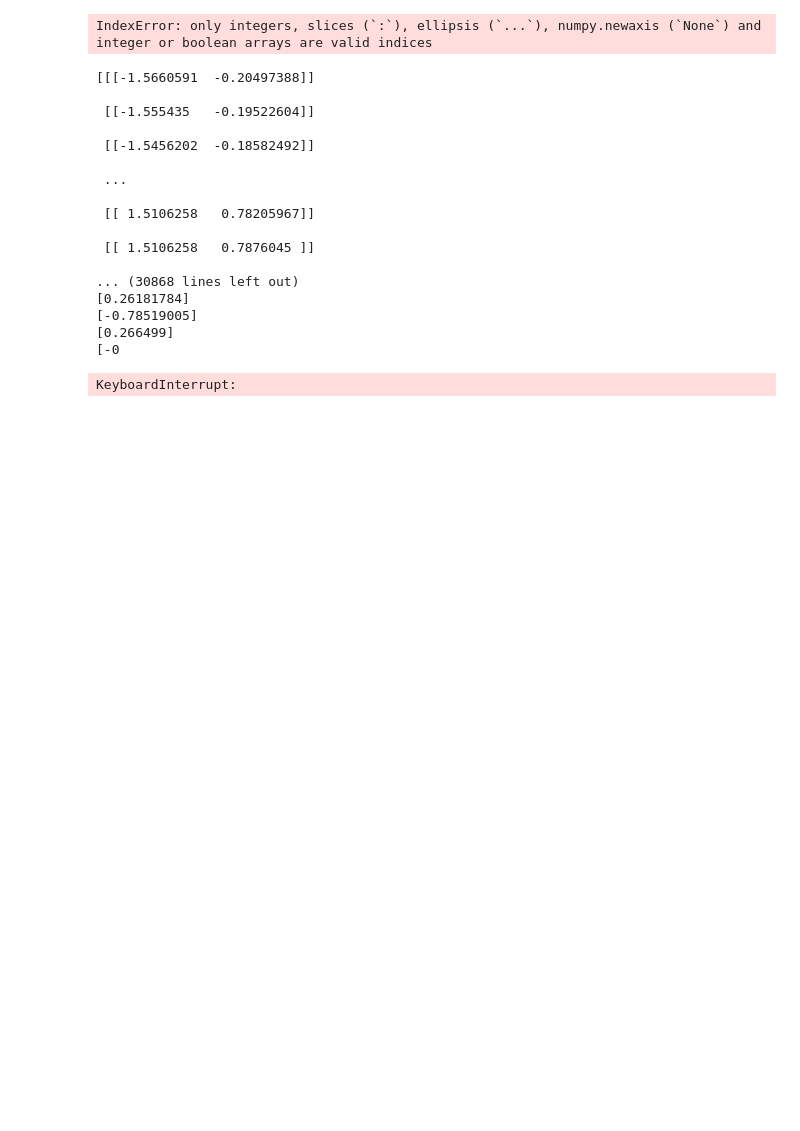
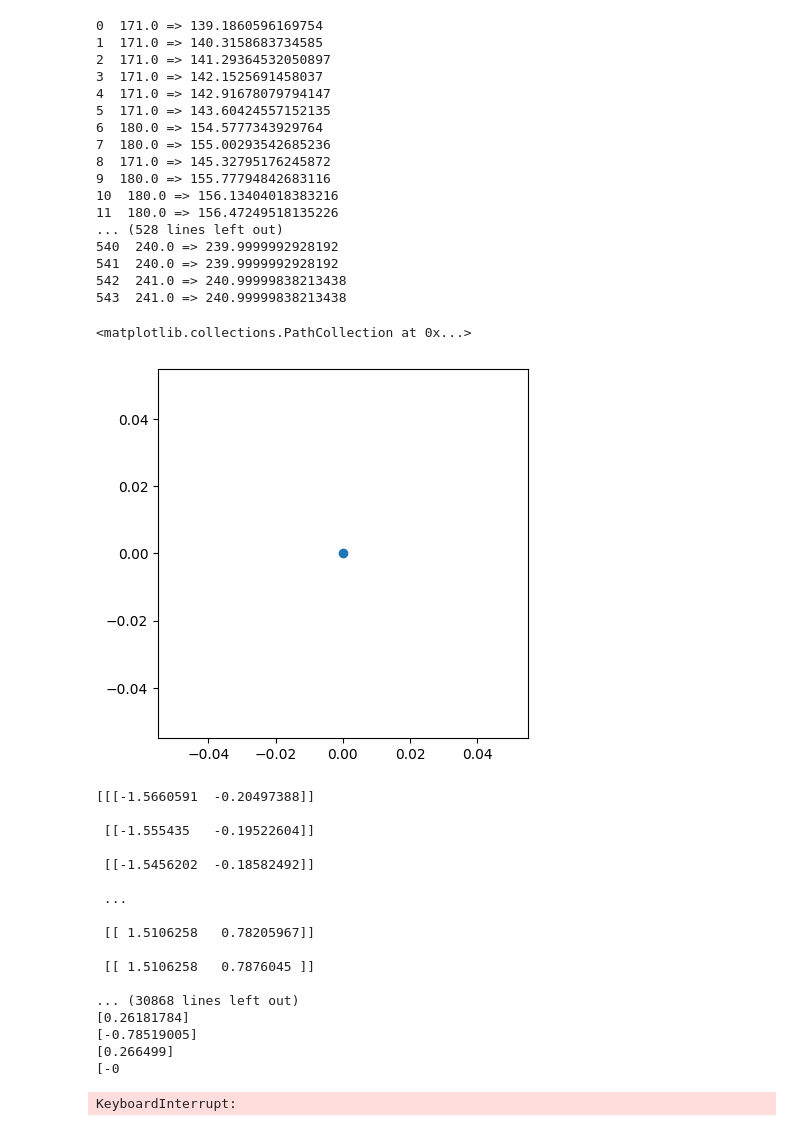
Before and after one commit to spsquared/SPARK_Future-Engineers_2023, a Jupyter notebook: Program/iamges.ipynb, the cells around one changed output. Saved outputs shown, nothing was run; the diff lists cells and outputs as text; code cells hidden in the pictures; blank space fills up the shorter version.

Commit message:
wall heights are very wrong

```diff
--- a/Program/iamges.ipynb
+++ b/Program/iamges.ipynb
@@ -174,39 +174,59 @@ D=numpy.array([[0.08869574884019396], [-0.06559255628891703], [0.074114203876743
 leftHeightRange = wallEnd - wallStartLeft + 1
 rightHeightRange = wallEnd - wallStartRight + 1
 leftPoints = []
 rightPoints = []
 for imgx in range(imageWidth):
     for height in range(0, leftHeightRange):
         leftPoints.append((imgx, wallStartLeft + height))
     for height in range(0, rightHeightRange):
         rightPoints.append((imgx, wallStartRight + height))
 leftPoints = numpy.apply_along_axis(lambda p: p[0], 1, numpy.apply_along_axis(lambda p: (p[X] * K[0][0] + K[0][2], p[Y] * K[1][1] + K[1][2]), 2, cv2.undistortPoints(numpy.array(leftPoints, dtype=numpy.float32), K, D)))
 rightPoints = numpy.apply_along_axis(lambda p: p[0], 1, numpy.apply_along_axis(lambda p: (p[X] * K[0][0] + K[0][2], p[Y] * K[1][1] + K[1][2]), 2, cv2.undistortPoints(numpy.array(rightPoints, dtype=numpy.float32), K, D)))
 
 heights = converter.getRawHeights(leftEdgesIn, rightEdgesIn)[0]
 for i in range(heights.size):
-    print(str(i) + '  ' + str(heights[i]) + ' => ' + str(leftPoints[i * leftHeightRange + heights[i]][Y] - undistortedWallStartLeft))
+    print(str(i) + '  ' + str(wallStartLeft + heights[i]) + ' => ' + str(leftPoints[i * leftHeightRange + int(heights[i])][Y]))
+    leftImg[round(leftPoints[i * leftHeightRange + int(heights[i])][Y])][int(i)] = (0, 0, 255)
+    # print(str(i) + '  ' + str(heights[i]) + ' => ' + str(leftPoints[i * leftHeightRange + int(heights[i])][Y] - undistortedWallStartLeft))
+
+cv2.imwrite('./iamges/wallPoints.png', leftImg)
 
 # print(converter.distanceTable[0][0][10])
 
-x = []
-y = []
+x = [0]
+y = [0]
 
 # print(converter.distanceTable[0])
 
 # for i in leftDistances:
     # print(i)
     # if i[2] < 200:
     #     x.append(i[0])
     #     y.append(i[1])
 # # pyplot.xlim(-50, 50)
 # # pyplot.ylim(-50, 50)
-x.append(0)
-y.append(0)
 pyplot.axes().set_aspect('equal')
 pyplot.scatter(x, y)
 # %% [output]
-IndexError: only integers, slices (`:`), ellipsis (`...`), numpy.newaxis (`None`) and integer or boolean arrays are valid indices
+0  171.0 => 139.1860596169754
+1  171.0 => 140.3158683734585
+2  171.0 => 141.29364532050897
+3  171.0 => 142.1525691458037
+4  171.0 => 142.91678079794147
+5  171.0 => 143.60424557152135
+6  180.0 => 154.5777343929764
+7  180.0 => 155.00293542685236
+8  171.0 => 145.32795176245872
+9  180.0 => 155.77794842683116
+10  180.0 => 156.13404018383216
+11  180.0 => 156.47249518135226
+... (528 lines left out)
+540  240.0 => 239.9999992928192
+541  240.0 => 239.9999992928192
+542  241.0 => 240.99999838213438
+543  241.0 => 240.99999838213438
+<matplotlib.collections.PathCollection at 0x...>
+[figure, added]
 # %%
 from PIL import Image
 import numpy
```
Also changed, not shown: 4 other files.
